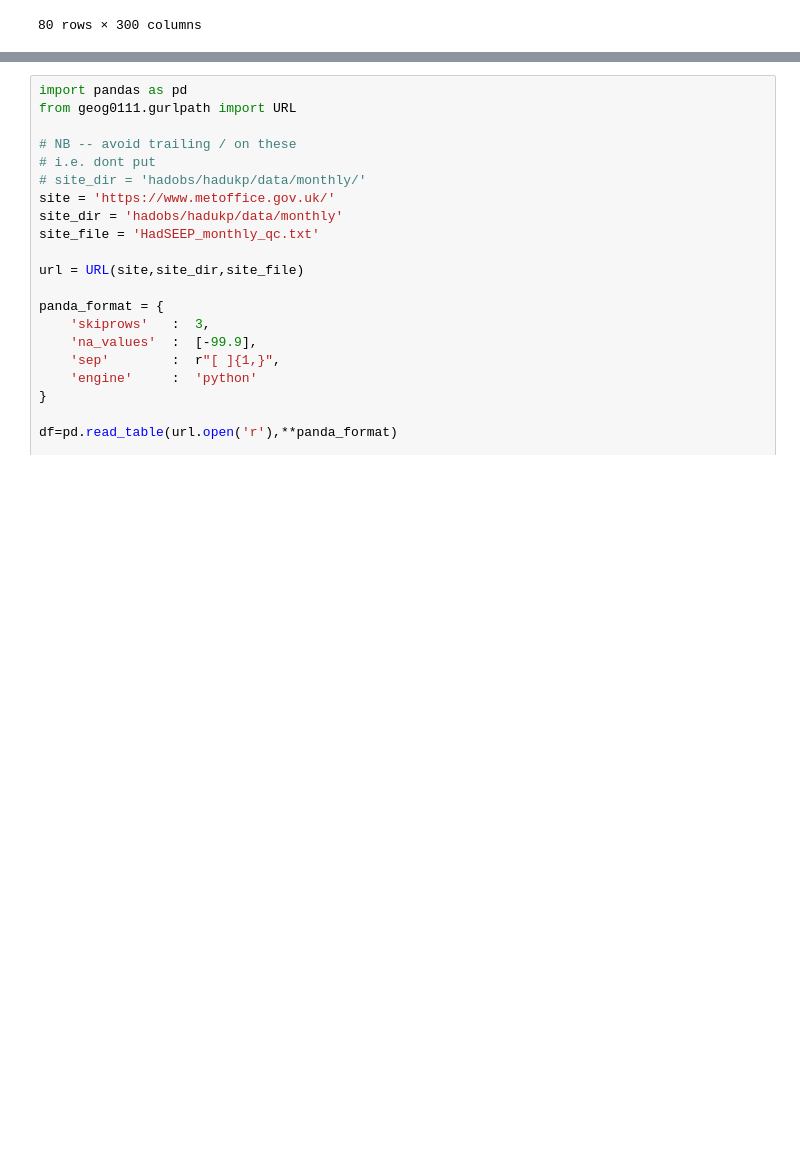
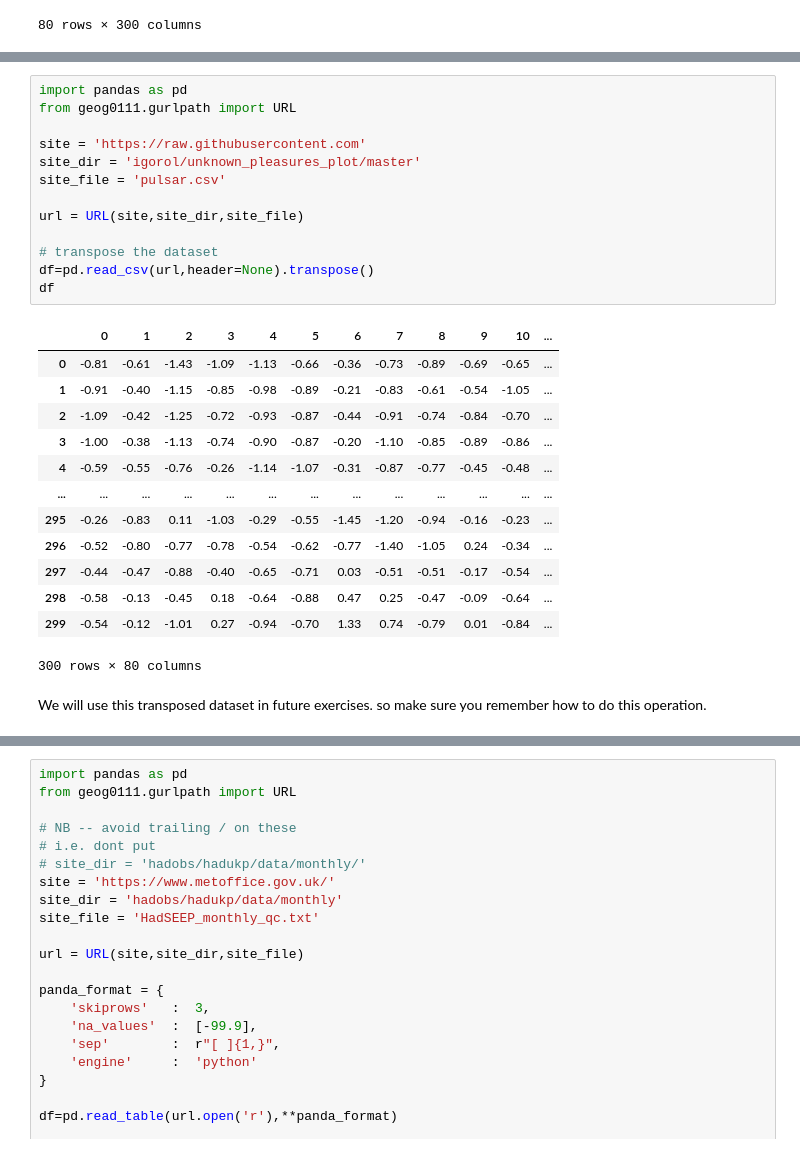
Before and after one commit to UCL-EO/geog0111, a Jupyter notebook: notebooks/021_Streams.ipynb, the cells around one changed output, grey strips where cells are left out. Cells and saved outputs as stored; diff of their text form; blank space fills up the shorter version.

```diff
--- a/notebooks/021_Streams.ipynb
+++ b/notebooks/021_Streams.ipynb
@@ -288 +292,30 @@ df
+# %%
+import pandas as pd
+from geog0111.gurlpath import URL
+
+site = 'https://raw.githubusercontent.com'
+site_dir = 'igorol/unknown_pleasures_plot/master'
+site_file = 'pulsar.csv'
+
+url = URL(site,site_dir,site_file)
+
+# transpose the dataset
+df=pd.read_csv(url,header=None).transpose()
+df
+# %% [output]
+|  | 0 | 1 | 2 | 3 | 4 | 5 | 6 | 7 | 8 | 9 | 10 | ... |
+| 0 | -0.81 | -0.61 | -1.43 | -1.09 | -1.13 | -0.66 | -0.36 | -0.73 | -0.89 | -0.69 | -0.65 | ... |
+| 1 | -0.91 | -0.40 | -1.15 | -0.85 | -0.98 | -0.89 | -0.21 | -0.83 | -0.61 | -0.54 | -1.05 | ... |
+| 2 | -1.09 | -0.42 | -1.25 | -0.72 | -0.93 | -0.87 | -0.44 | -0.91 | -0.74 | -0.84 | -0.70 | ... |
+| 3 | -1.00 | -0.38 | -1.13 | -0.74 | -0.90 | -0.87 | -0.20 | -1.10 | -0.85 | -0.89 | -0.86 | ... |
+| 4 | -0.59 | -0.55 | -0.76 | -0.26 | -1.14 | -1.07 | -0.31 | -0.87 | -0.77 | -0.45 | -0.48 | ... |
+| ... | ... | ... | ... | ... | ... | ... | ... | ... | ... | ... | ... | ... |
+| 295 | -0.26 | -0.83 | 0.11 | -1.03 | -0.29 | -0.55 | -1.45 | -1.20 | -0.94 | -0.16 | -0.23 | ... |
+| 296 | -0.52 | -0.80 | -0.77 | -0.78 | -0.54 | -0.62 | -0.77 | -1.40 | -1.05 | 0.24 | -0.34 | ... |
+| 297 | -0.44 | -0.47 | -0.88 | -0.40 | -0.65 | -0.71 | 0.03 | -0.51 | -0.51 | -0.17 | -0.54 | ... |
+| 298 | -0.58 | -0.13 | -0.45 | 0.18 | -0.64 | -0.88 | 0.47 | 0.25 | -0.47 | -0.09 | -0.64 | ... |
+| 299 | -0.54 | -0.12 | -1.01 | 0.27 | -0.94 | -0.70 | 1.33 | 0.74 | -0.79 | 0.01 | -0.84 | ... |
+300 rows × 80 columns
+# %% [markdown]
+We will use this transposed dataset in future exercises. so make sure you remember how to do this operation.
 # %% [markdown]
```
Also changed, not shown: parts of 4 cells of this notebook, 6 other files.
